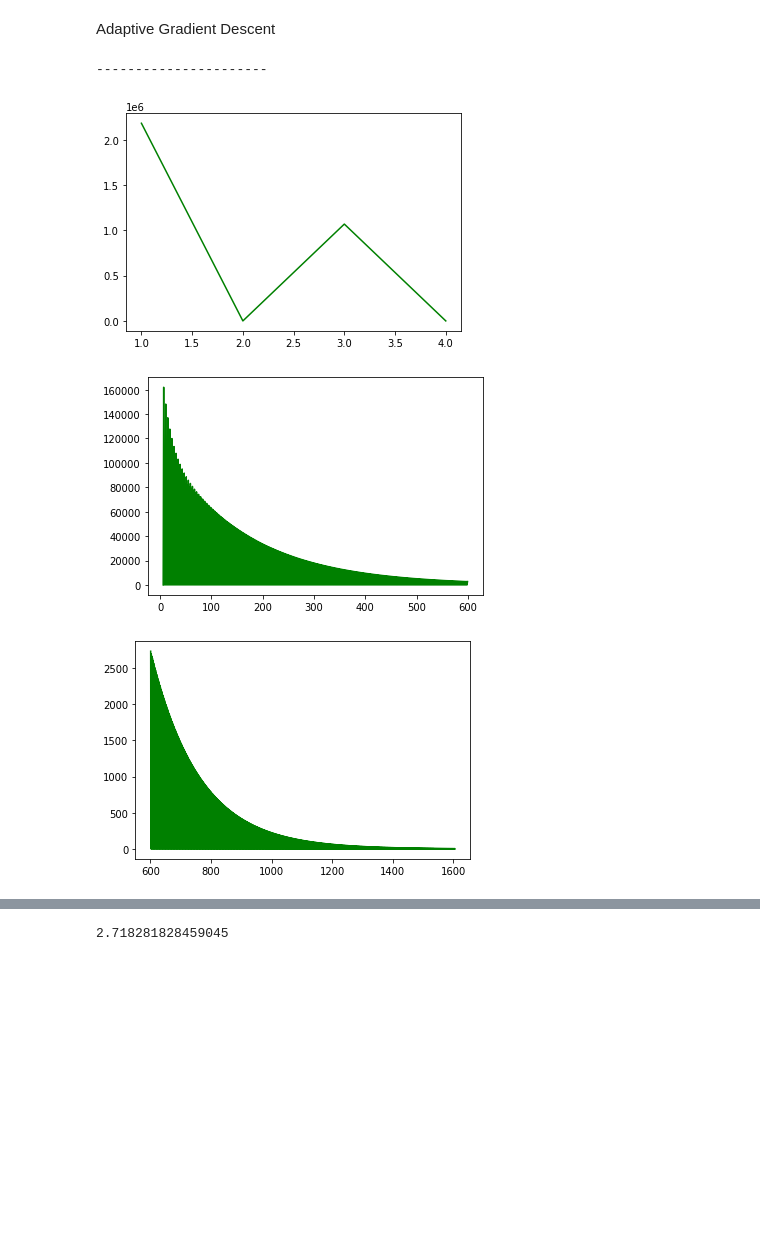
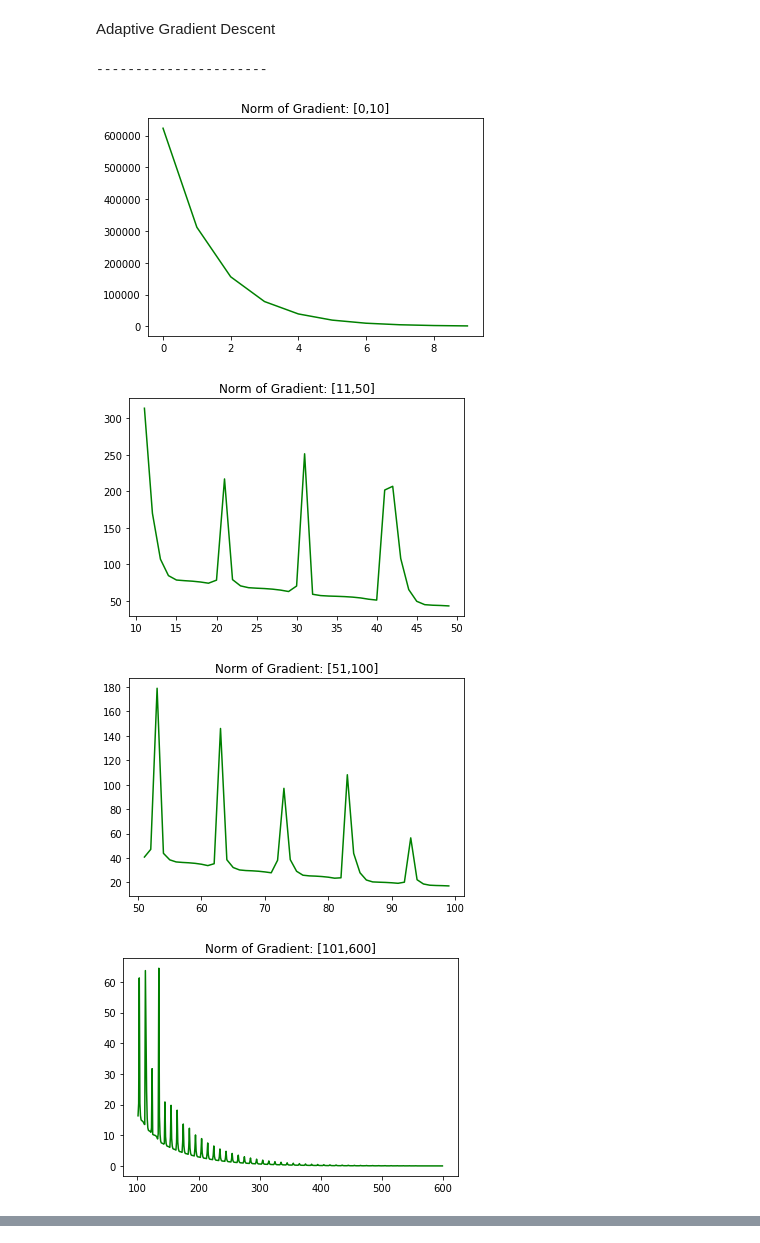
Before and after one commit to Swanchris/c_swan_research, a Jupyter notebook: Linear.ipynb, the cells around one changed output, grey strips where cells are left out. Drawn from its saved outputs; the diff is of its cells as text; code cells hidden in the pictures; blank space fills up the shorter version.

```diff
--- a/Linear.ipynb
+++ b/Linear.ipynb
@@ -54,5 +93,2 @@ plt.show
 # %% [markdown]
 ## Barzilai-Borwein
-# %%
-x = xVec
-x1 = GD(x,lam,f_grad)
@@ -85,7 +109,7 @@ x1 = GD(x,lam,f_grad)
 # print('x1 intial:', x1)
 gr2 = []
 count =1
-while np.linalg.norm(f_grad(x1)) > 1e-3:
+while np.linalg.norm(f_grad(x1)) > 1e-6:
     lam_prev = lam
 #     min1 = np.sqrt(1 + theta)*lam
 #     min2 = (np.linalg.norm(x1 - x))/(2*np.linalg.norm(f_grad(x1) - f_grad(x)))
@@ -95,7 +119,7 @@ while np.linalg.norm(f_grad(x1)) > 1e-3:
 #     print('lambda: ',lam)
     Lambd.append(lam)
     temp = x1
-    x1 = GD(x, lam, f_grad)
+    x1 = GD(x1, lam, f_grad)
 #     print('x1:', x1)
     x = temp
 #     print('x:', x)
@@ -106,15 +130,13 @@ while np.linalg.norm(f_grad(x1)) > 1e-3:
 #     print('Gradient Norm:', grad)
     gr2.append(grad)
 print('----------------------')
-plt.plot(range(1,len(gr2)), gr2[1:], c='g')
+plt.plot(range(len(gr2)), gr2, c='g')
+plt.title(label = 'Norm of Gradient')
 plt.show()
-print('x value', x1)
-print('Gradient', f_grad(x1))
+print(x)
+print(f_grad(x))
 print('Iterations:', count)
 print('Time taken:', time.time() - current)
-La = [Lambd[0], Lambd[1]]
-for i in range(2,len(Lambd), int(np.floor(len(Lambd)/10))):
-    La.append(Lambd[i])
-print('Lambda: ', La)
+print('Lambda: ', lamb)
 # %% [output]
 ----------------------
@@ -274,7 +256,7 @@ x1 = GD(x,lam,f_grad)
 # print('x1 intial:', x1)
 gr2 = []
 count =1
-while np.linalg.norm(f_grad(x1)) > 1e-3:
+while np.linalg.norm(f_grad(x1)) > 1e-6:
     lam_prev = lam
     min1 = np.sqrt(1 + theta)*lam
     min2 = (np.linalg.norm(x1 - x))/(2*np.linalg.norm(f_grad(x1) - f_grad(x)))
@@ -282,36 +264,46 @@ while np.linalg.norm(f_grad(x1)) > 1e-3:
 #     print('min2:', min2)
     lam = np.min([min1, min2])
 #     print('lambda: ',lam)
     Lambd.append(lam)
     temp = x1
-    x1 = GD(x, lam, f_grad)
+    x1 = GD(x1, lam, f_grad)
 #     print('x1:', x1)
     x = temp
 #     print('x:', x)
     theta = (lam/lam_prev)
 #     print('theta:', theta)
     count += 1
     grad = np.linalg.norm(f_grad(x1))
 #     print('Gradient Norm:', grad)
     gr2.append(grad)
 print('----------------------')
-plt.plot(range(1,5), gr2[1:5], c='g')
+plt.plot(range(10), gr2[:10], c='g')
+plt.title(label = 'Norm of Gradient: [0,10]')
 plt.show()
-plt.plot(range(6,600), gr2[6:600], c='g')
+plt.plot(range(11,50), gr2[11:50], c='g')
+plt.title(label = 'Norm of Gradient: [11,50]')
+plt.show()
+plt.plot(range(51,100), gr2[51:100], c='g')
+plt.title(label = 'Norm of Gradient: [51,100]')
+plt.show()
+plt.plot(range(101,600), gr2[101:600], c='g')
+plt.title(label = 'Norm of Gradient: [101,600]')
 plt.show()
 plt.plot(range(601,len(gr2)), gr2[601:], c='g')
+plt.title(label = 'Norm of Gradient: [601, end]')
 plt.show()
 
 print('x value', x1)
 print('Gradient', f_grad(x1))
 print('Iterations:', count)
 print('Time taken:', time.time() - current)
 La = [Lambd[0], Lambd[1]]
 for i in range(2,len(Lambd), int(np.floor(len(Lambd)/10))):
     La.append(Lambd[i])
 print('Lambda: ', La)
 # %% [output]
 ----------------------
-[figure, old version]
+[figure, new version]
-[figure, old version]
+[figure, new version]
-[figure, old version]
+[figure, new version]
+[figure, added]
@@ -325,4 +315,0 @@ Lambda:  [0.7253603360702442, 1.826950274919847e-05, 1.826950274919847e-05, 7.22
-# %%
-np.e
-# %% [output]
-2.718281828459045
```
Also changed, not shown: parts of 26 cells of this notebook.
